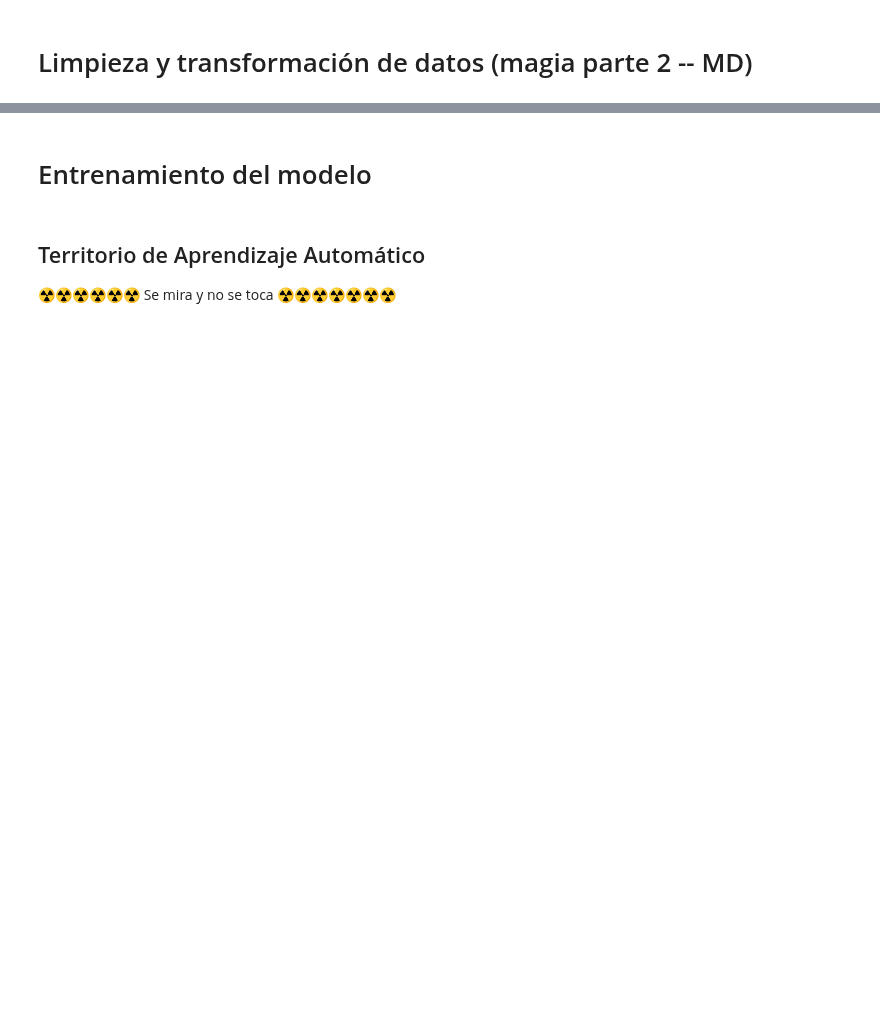
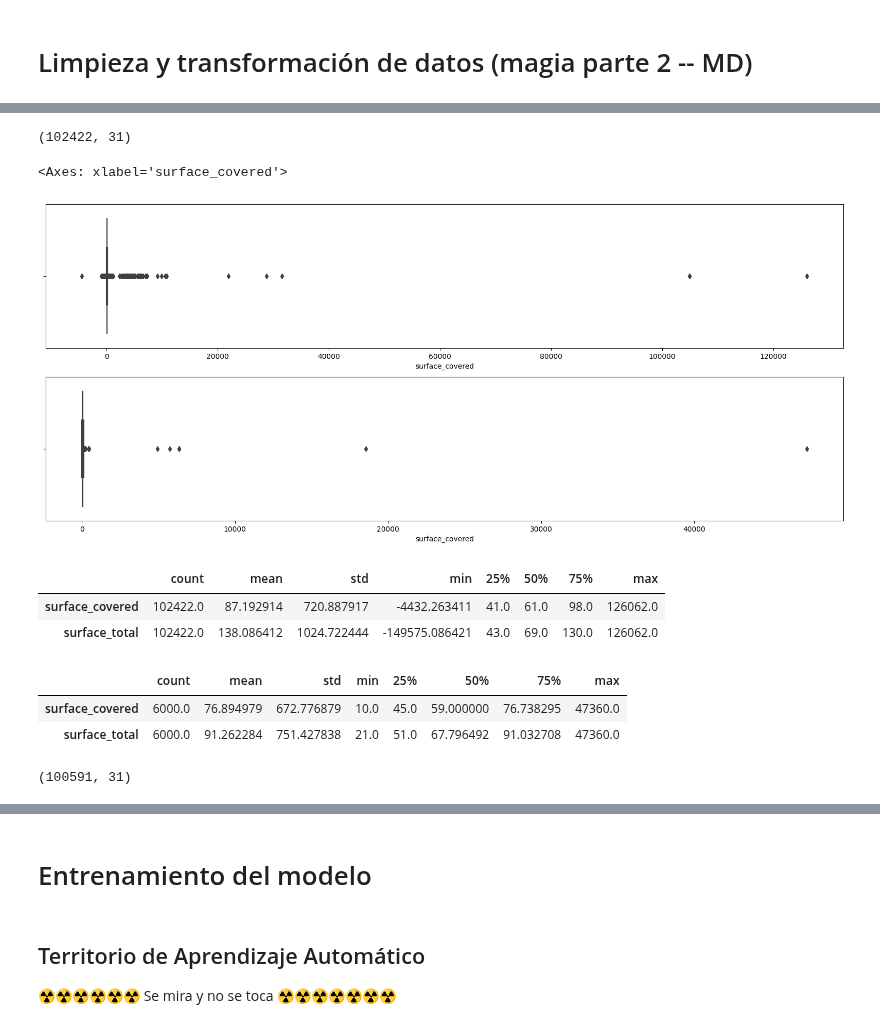
Before and after one commit to josesg998/competencia_properati, a Jupyter notebook: TP_Individual.ipynb, the cells around one changed output, grey strips where cells are left out. Cells and saved outputs as stored; diff of their text form; code cells hidden in the pictures; blank space fills up the shorter version.

```diff
--- a/TP_Individual.ipynb
+++ b/TP_Individual.ipynb
@@ -331,0 +88,8 @@ df_test.drop(columns=borrar,inplace=True)
+# %%
+
+df_test.rooms      = df_test.rooms.astype('int')
+df_train.rooms     = df_train.rooms.astype('int')
+df_test.bedrooms   = df_test.bedrooms.astype('int')
+df_train.bedrooms  = df_train.bedrooms.astype('int')
+df_test.bathrooms  = df_test.bathrooms.astype('int')
+df_train.bathrooms = df_train.bathrooms.astype('int')
@@ -331,0 +111,2 @@ df_test.drop(columns=borrar,inplace=True)
+# %%
+df_train = df_train[df_train.property_type.isin(['PH','Departamento'])]
@@ -331,0 +134,3 @@ df_test.drop(columns=borrar,inplace=True)
+# %%
+df_train = df_train[(df_train['bathrooms']<=6) | (df_train['bathrooms'].isnull())]
+df_train.shape
@@ -331,0 +147,3 @@ df_test.drop(columns=borrar,inplace=True)
+# %%
+df_train = df_train[df_train.currency=='USD'] #saco tambien los nulos porque no tienen precio
+df_train.shape
@@ -331,0 +199,29 @@ df_test.drop(columns=borrar,inplace=True)
+# %%
+# df_train = df_train[(df_train.bedrooms<6) |(df_train.bedrooms.isnull())]
+df_train.shape
+# %% [output]
+(102422, 31)
+# %%
+fig, ax = plt.subplots(nrows=2,figsize=(20,8))
+sns.boxplot(data=df_train,x='surface_covered',ax=ax[0])
+sns.boxplot(data=df_test,x='surface_covered',ax=ax[1])
+# %% [output]
+<Axes: xlabel='surface_covered'>
+[figure, added]
+# %%
+df_train[['surface_covered','surface_total']].describe().T
+# %% [output]
+|  | count | mean | std | min | 25% | 50% | 75% | max |
+| surface_covered | 102422.0 | 87.192914 | 720.887917 | -4432.263411 | 41.0 | 61.0 | 98.0 | 126062.0 |
+| surface_total | 102422.0 | 138.086412 | 1024.722444 | -149575.086421 | 43.0 | 69.0 | 130.0 | 126062.0 |
+# %%
+df_test[['surface_covered','surface_total']].describe().T
+# %% [output]
+|  | count | mean | std | min | 25% | 50% | 75% | max |
+| surface_covered | 6000.0 | 76.894979 | 672.776879 | 10.0 | 45.0 | 59.000000 | 76.738295 | 47360.0 |
+| surface_total | 6000.0 | 91.262284 | 751.427838 | 21.0 | 51.0 | 67.796492 | 91.032708 | 47360.0 |
+# %%
+df_train = df_train[((df_train['surface_covered']>=20)&(df_train['surface_covered']<50000))|(df_train['surface_covered'].isnull())]
+df_train.shape
+# %% [output]
+(100591, 31)
```
Also changed, not shown: parts of 88 cells of this notebook, 3 other files.
